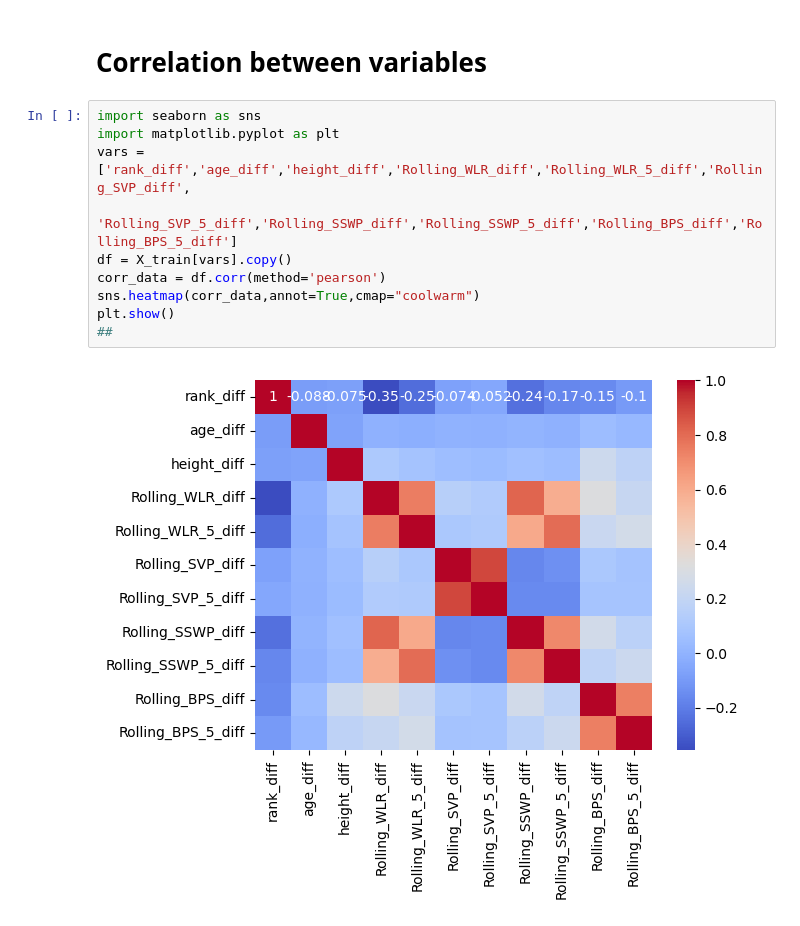
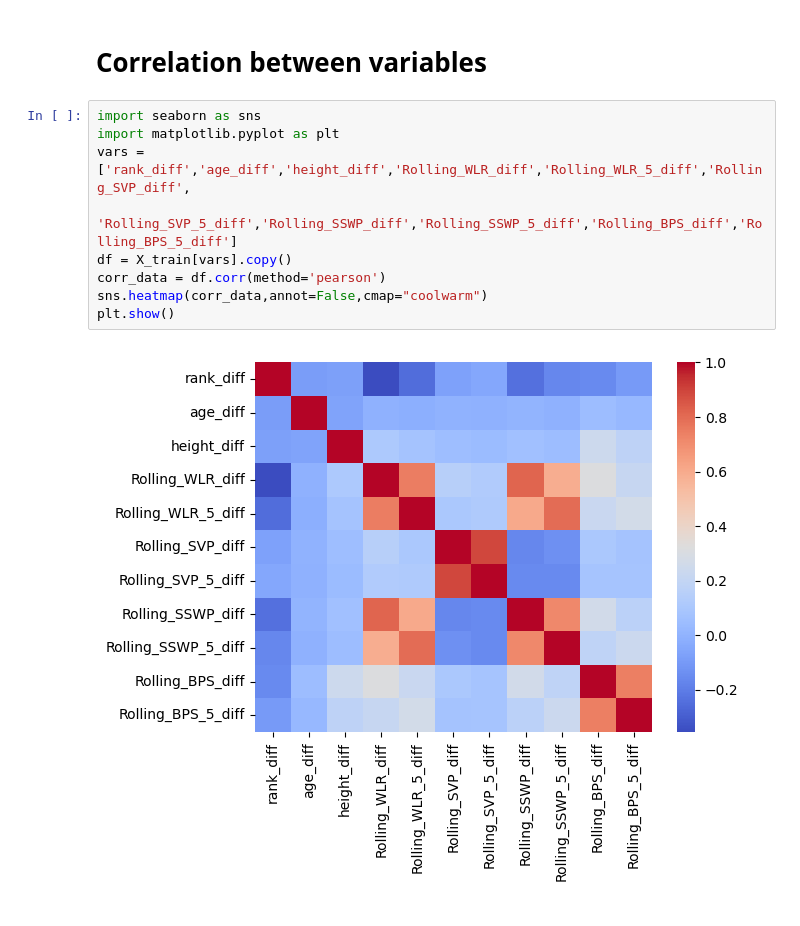
Before and after one commit to Alla977/Predicting-ATP-Tennis-Match-Outcomes, a Jupyter notebook: EDA.ipynb, the cells around one changed output. Cells and saved outputs as stored; diff of their text form.

```diff
--- a/EDA.ipynb
+++ b/EDA.ipynb
@@ -13,12 +13,11 @@ y_test = pd.read_csv("Temp data/y_test.csv", sep=",")
 # %%
 import seaborn as sns
 import matplotlib.pyplot as plt
 vars = ['rank_diff','age_diff','height_diff','Rolling_WLR_diff','Rolling_WLR_5_diff','Rolling_SVP_diff',
            'Rolling_SVP_5_diff','Rolling_SSWP_diff','Rolling_SSWP_5_diff','Rolling_BPS_diff','Rolling_BPS_5_diff']
 df = X_train[vars].copy()
 corr_data = df.corr(method='pearson')
-sns.heatmap(corr_data,annot=True,cmap="coolwarm")
+sns.heatmap(corr_data,annot=False,cmap="coolwarm")
 plt.show()
-##
 # %% [output]
-[figure, old version]
+[figure, new version]
```
